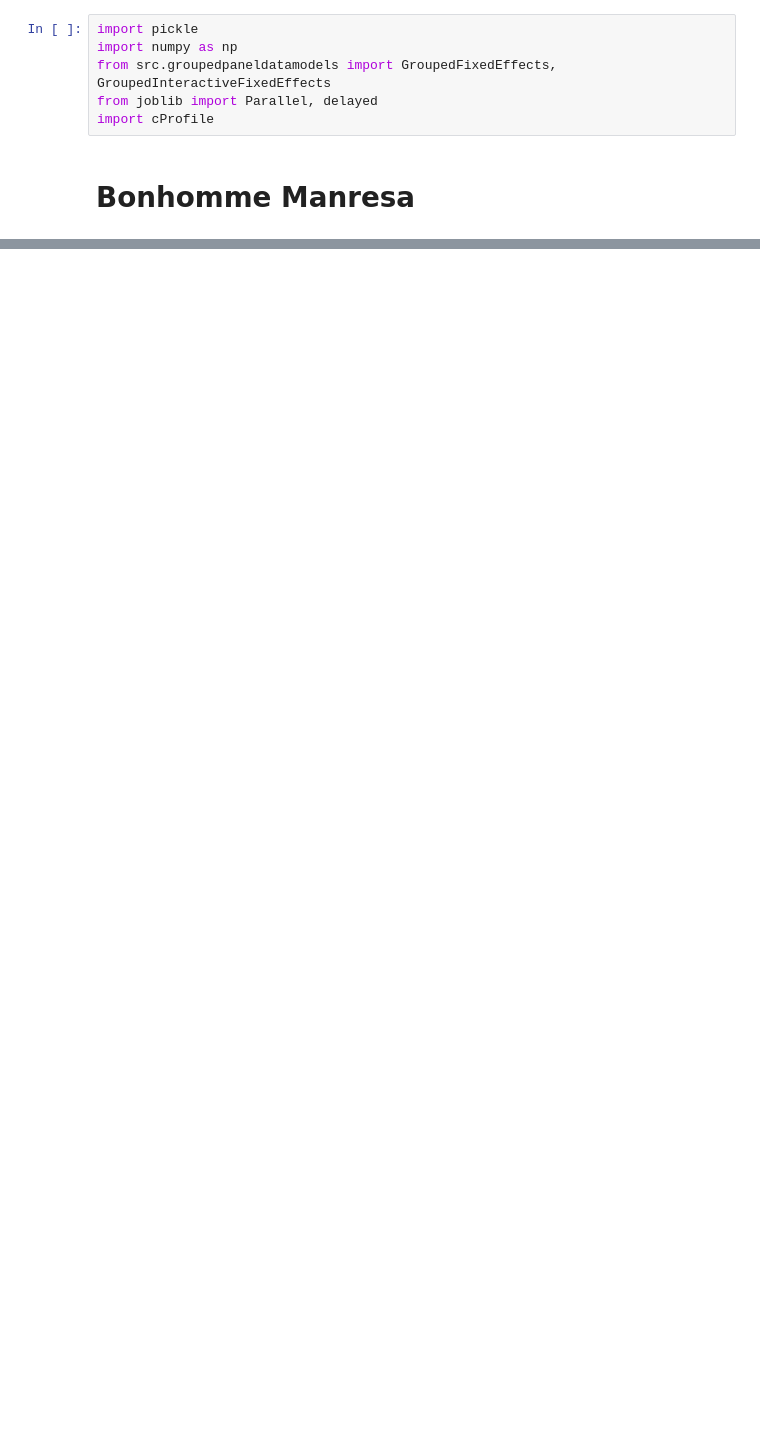
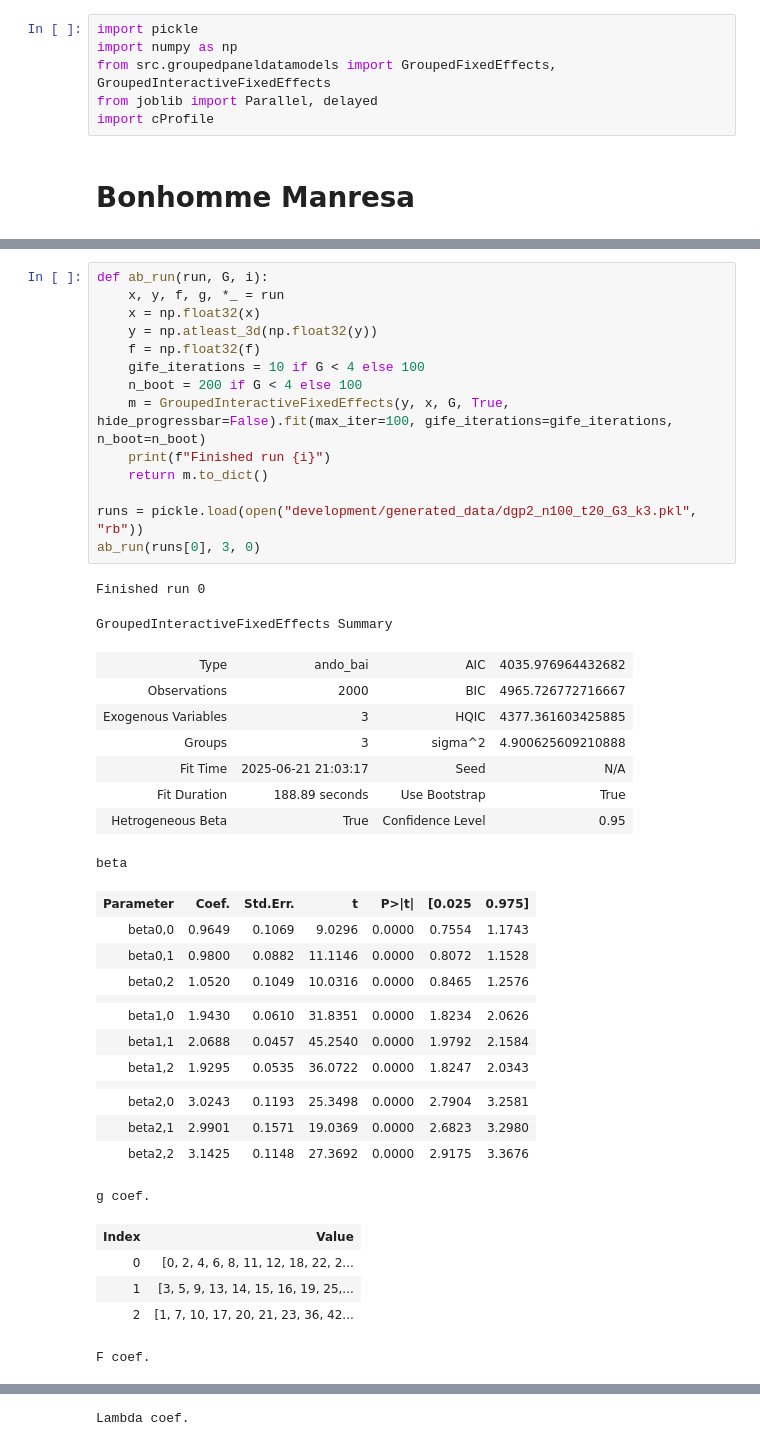
Before and after one commit to michadenheijer/groupedpaneldatamodels, a Jupyter notebook: compute_performance.ipynb, the cells around one changed output, grey strips where cells are left out. Drawn from its saved outputs; the diff is of its cells as text; blank space fills up the shorter version.

```diff
--- a/compute_performance.ipynb
+++ b/compute_performance.ipynb
@@ -55,0 +119,43 @@ KeyboardInterrupt:
+# %%
+def ab_run(run, G, i):
+    x, y, f, g, *_ = run
+    x = np.float32(x)
+    y = np.atleast_3d(np.float32(y))
+    f = np.float32(f)
+    gife_iterations = 10 if G < 4 else 100
+    n_boot = 200 if G < 4 else 100
+    m = GroupedInteractiveFixedEffects(y, x, G, True, hide_progressbar=False).fit(max_iter=100, gife_iterations=gife_iterations, n_boot=n_boot)
+    print(f"Finished run {i}")
+    return m.to_dict()
+
+runs = pickle.load(open("development/generated_data/dgp2_n100_t20_G3_k3.pkl", "rb"))
+ab_run(runs[0], 3, 0)
+# %% [output]
+Finished run 0
+GroupedInteractiveFixedEffects Summary
+| Type | ando_bai | AIC | 4035.976964432682 |
+| Observations | 2000 | BIC | 4965.726772716667 |
+| Exogenous Variables | 3 | HQIC | 4377.361603425885 |
+| Groups | 3 | sigma^2 | 4.900625609210888 |
+| Fit Time | 2025-06-21 21:03:17 | Seed | N/A |
+| Fit Duration | 188.89 seconds | Use Bootstrap | True |
+| Hetrogeneous Beta | True | Confidence Level | 0.95 |
+beta
+| Parameter | Coef. | Std.Err. | t | P>|t| | [0.025 | 0.975] |
+| beta0,0 | 0.9649 | 0.1069 | 9.0296 | 0.0000 | 0.7554 | 1.1743 |
+| beta0,1 | 0.9800 | 0.0882 | 11.1146 | 0.0000 | 0.8072 | 1.1528 |
+| beta0,2 | 1.0520 | 0.1049 | 10.0316 | 0.0000 | 0.8465 | 1.2576 |
+|  |  |  |  |  |  |  |
+| beta1,0 | 1.9430 | 0.0610 | 31.8351 | 0.0000 | 1.8234 | 2.0626 |
+| beta1,1 | 2.0688 | 0.0457 | 45.2540 | 0.0000 | 1.9792 | 2.1584 |
+| beta1,2 | 1.9295 | 0.0535 | 36.0722 | 0.0000 | 1.8247 | 2.0343 |
+|  |  |  |  |  |  |  |
+| beta2,0 | 3.0243 | 0.1193 | 25.3498 | 0.0000 | 2.7904 | 3.2581 |
+| beta2,1 | 2.9901 | 0.1571 | 19.0369 | 0.0000 | 2.6823 | 3.2980 |
+| beta2,2 | 3.1425 | 0.1148 | 27.3692 | 0.0000 | 2.9175 | 3.3676 |
+g coef.
+| Index | Value |
+| 0 | [0, 2, 4, 6, 8, 11, 12, 18, 22, 2... |
+| 1 | [3, 5, 9, 13, 14, 15, 16, 19, 25,... |
+| 2 | [1, 7, 10, 17, 20, 21, 23, 36, 42... |
+F coef.
@@ -55,0 +166 @@ KeyboardInterrupt:
+Lambda coef.
```
Also changed, not shown: parts of 12 cells of this notebook, 9 other files.
